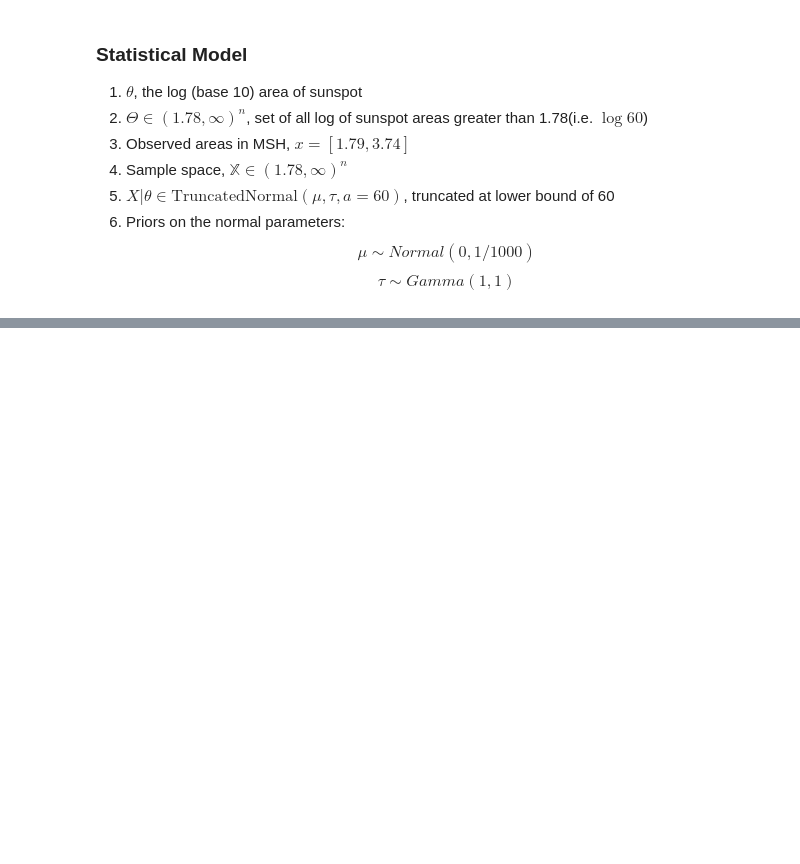
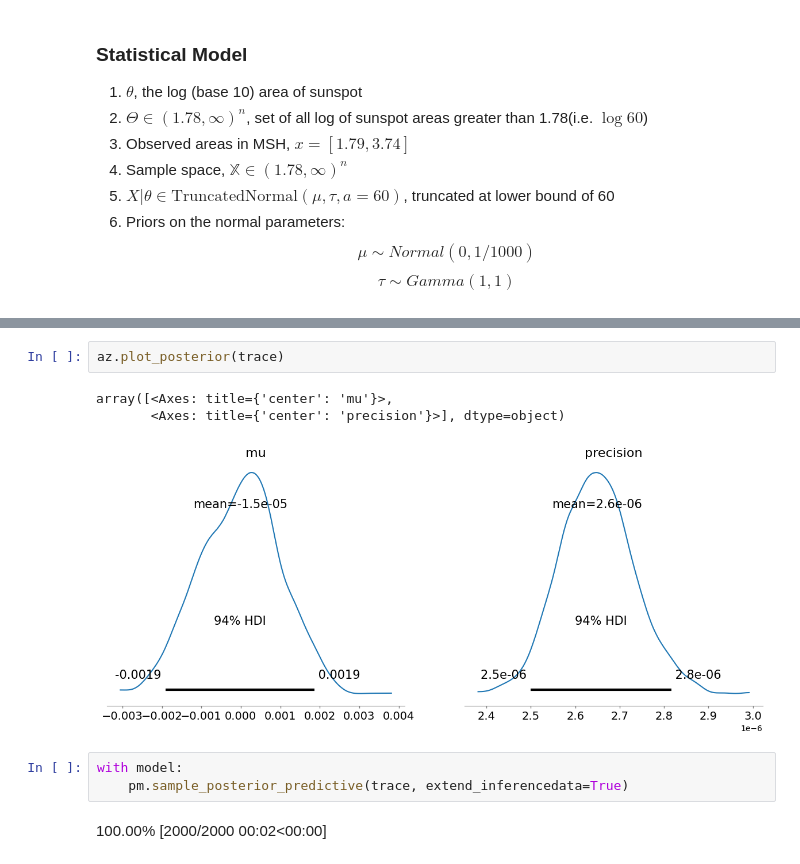
Before and after one commit to Raghuram-Veeramallu/Area-distribution-of-Sunspots, a Jupyter notebook: Project3_Group3_Data.ipynb, the cells around one changed output, grey strips where cells are left out. Cells and saved outputs as stored; diff of their text form; blank space fills up the shorter version.

```diff
--- a/Project3_Group3_Data.ipynb
+++ b/Project3_Group3_Data.ipynb
@@ -176,0 +214,11 @@ ax.plot()
+# %%
+az.plot_posterior(trace)
+# %% [output]
+array([<Axes: title={'center': 'mu'}>,
+       <Axes: title={'center': 'precision'}>], dtype=object)
+[figure, added]
+# %%
+with model:
+    pm.sample_posterior_predictive(trace, extend_inferencedata=True)
+# %% [output]
+100.00% [2000/2000 00:02<00:00]
```
Also changed, not shown: parts of 6 cells of this notebook.
